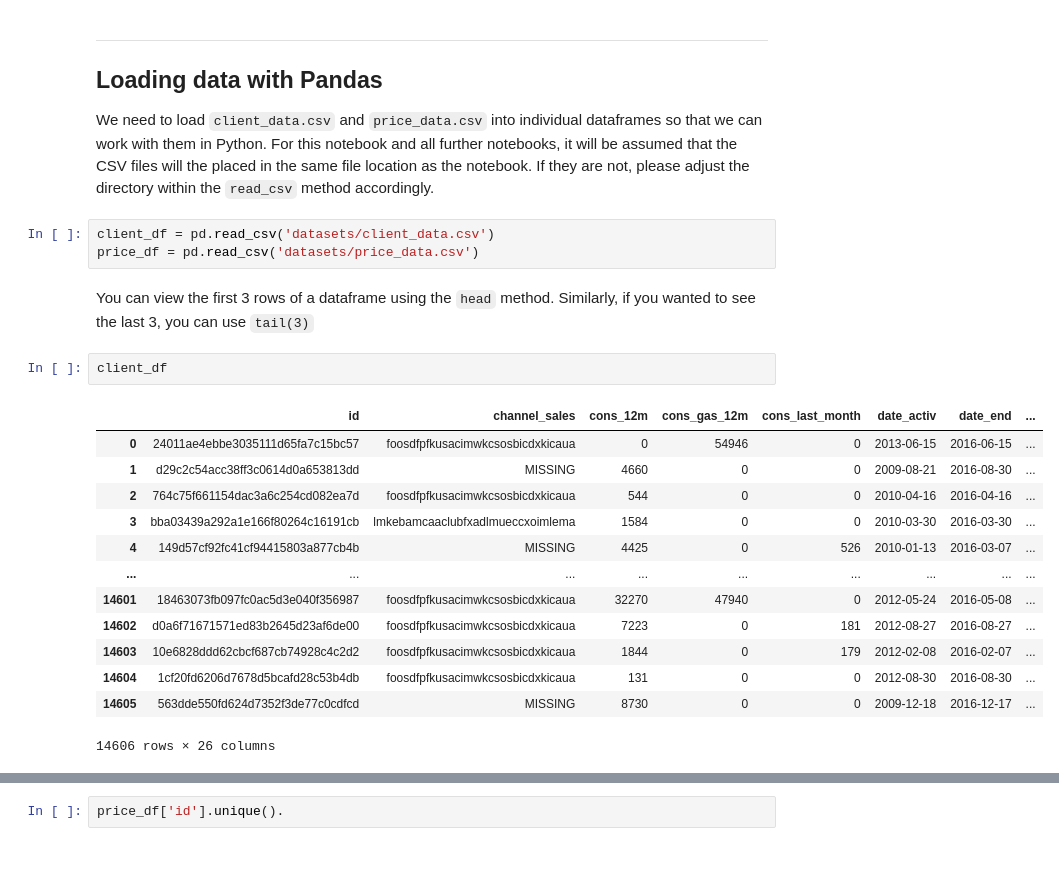
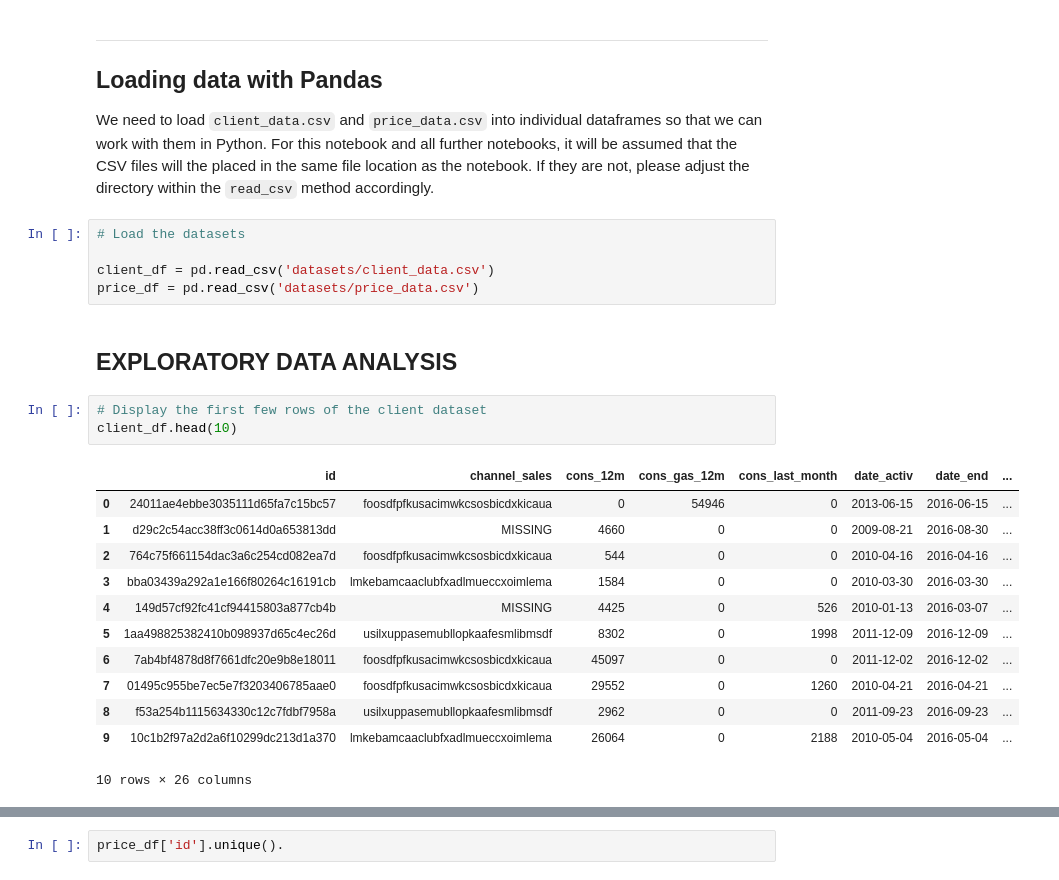
Before and after one commit to speedcode-x/PowerCo, a Jupyter notebook: Task 2 - eda_starter.ipynb, the cells around one changed output, grey strips where cells are left out. Cells and saved outputs as stored; diff of their text form.

```diff
--- a/Task 2 - eda_starter.ipynb
+++ b/Task 2 - eda_starter.ipynb
@@ -19,23 +25,25 @@ sns.set(color_codes=True)
 
 We need to load `client_data.csv` and `price_data.csv` into individual dataframes so that we can work with them in Python. For this notebook and all further notebooks, it will be assumed that the CSV files will the placed in the same file location as the notebook. If they are not, please adjust the directory within the `read_csv` method accordingly.
 # %%
+# Load the datasets
+
 client_df = pd.read_csv('datasets/client_data.csv')
 price_df = pd.read_csv('datasets/price_data.csv')
-# %% [markdown]
-You can view the first 3 rows of a dataframe using the `head` method. Similarly, if you wanted to see the last 3, you can use `tail(3)`
+# %% [markdown]
+## EXPLORATORY DATA ANALYSIS
 # %%
-client_df
+# Display the first few rows of the client dataset
+client_df.head(10)
 # %% [output]
 |  | id | channel_sales | cons_12m | cons_gas_12m | cons_last_month | date_activ | date_end | ... |
 | 0 | 24011ae4ebbe3035111d65fa7c15bc57 | foosdfpfkusacimwkcsosbicdxkicaua | 0 | 54946 | 0 | 2013-06-15 | 2016-06-15 | ... |
 | 1 | d29c2c54acc38ff3c0614d0a653813dd | MISSING | 4660 | 0 | 0 | 2009-08-21 | 2016-08-30 | ... |
 | 2 | 764c75f661154dac3a6c254cd082ea7d | foosdfpfkusacimwkcsosbicdxkicaua | 544 | 0 | 0 | 2010-04-16 | 2016-04-16 | ... |
 | 3 | bba03439a292a1e166f80264c16191cb | lmkebamcaaclubfxadlmueccxoimlema | 1584 | 0 | 0 | 2010-03-30 | 2016-03-30 | ... |
 | 4 | 149d57cf92fc41cf94415803a877cb4b | MISSING | 4425 | 0 | 526 | 2010-01-13 | 2016-03-07 | ... |
-| ... | ... | ... | ... | ... | ... | ... | ... | ... |
-| 14601 | 18463073fb097fc0ac5d3e040f356987 | foosdfpfkusacimwkcsosbicdxkicaua | 32270 | 47940 | 0 | 2012-05-24 | 2016-05-08 | ... |
-| 14602 | d0a6f71671571ed83b2645d23af6de00 | foosdfpfkusacimwkcsosbicdxkicaua | 7223 | 0 | 181 | 2012-08-27 | 2016-08-27 | ... |
-| 14603 | 10e6828ddd62cbcf687cb74928c4c2d2 | foosdfpfkusacimwkcsosbicdxkicaua | 1844 | 0 | 179 | 2012-02-08 | 2016-02-07 | ... |
-| 14604 | 1cf20fd6206d7678d5bcafd28c53b4db | foosdfpfkusacimwkcsosbicdxkicaua | 131 | 0 | 0 | 2012-08-30 | 2016-08-30 | ... |
-| 14605 | 563dde550fd624d7352f3de77c0cdfcd | MISSING | 8730 | 0 | 0 | 2009-12-18 | 2016-12-17 | ... |
+| 5 | 1aa498825382410b098937d65c4ec26d | usilxuppasemubllopkaafesmlibmsdf | 8302 | 0 | 1998 | 2011-12-09 | 2016-12-09 | ... |
+| 6 | 7ab4bf4878d8f7661dfc20e9b8e18011 | foosdfpfkusacimwkcsosbicdxkicaua | 45097 | 0 | 0 | 2011-12-02 | 2016-12-02 | ... |
+| 7 | 01495c955be7ec5e7f3203406785aae0 | foosdfpfkusacimwkcsosbicdxkicaua | 29552 | 0 | 1260 | 2010-04-21 | 2016-04-21 | ... |
+| 8 | f53a254b1115634330c12c7fdbf7958a | usilxuppasemubllopkaafesmlibmsdf | 2962 | 0 | 0 | 2011-09-23 | 2016-09-23 | ... |
+| 9 | 10c1b2f97a2d2a6f10299dc213d1a370 | lmkebamcaaclubfxadlmueccxoimlema | 26064 | 0 | 2188 | 2010-05-04 | 2016-05-04 | ... |
-14606 rows × 26 columns
+10 rows × 26 columns
```
Also changed, not shown: parts of 15 cells of this notebook.
